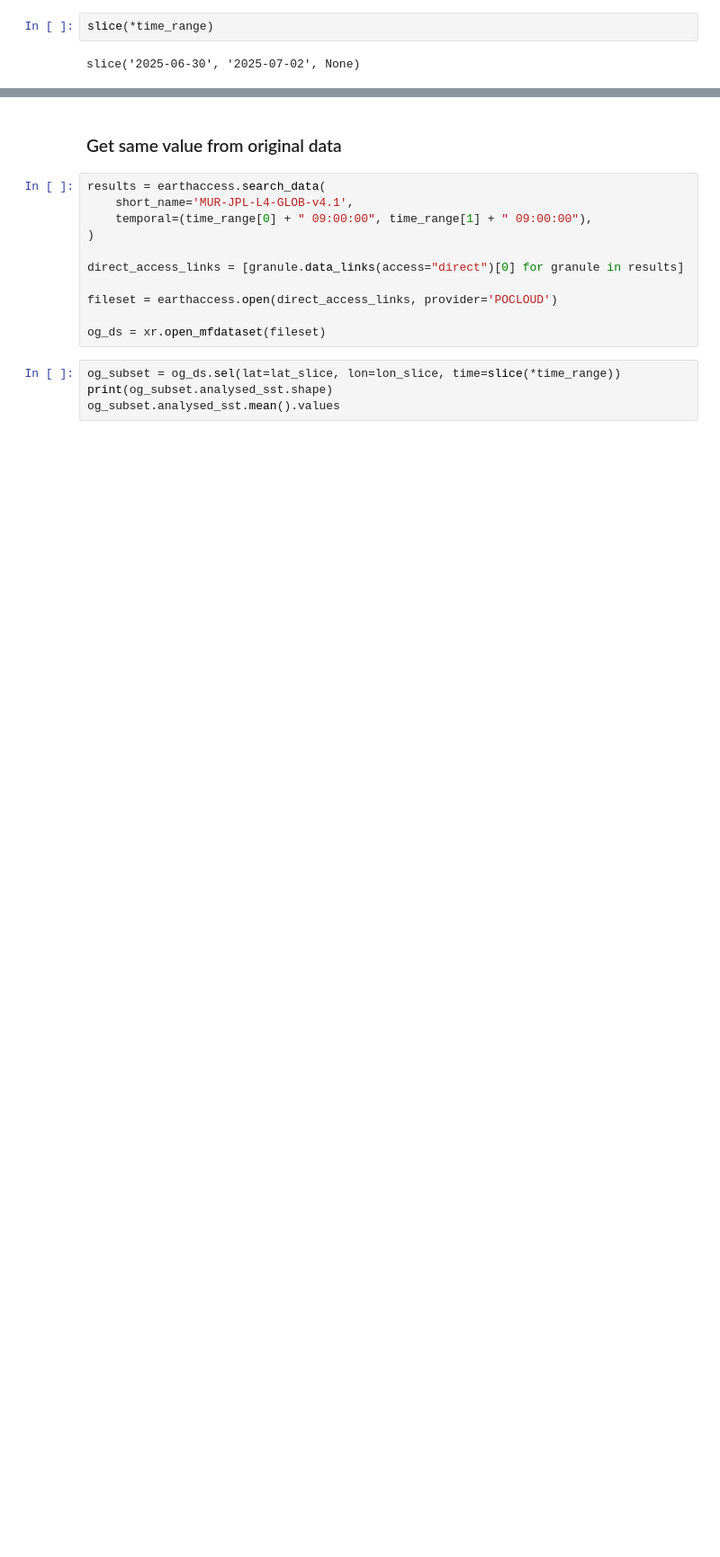
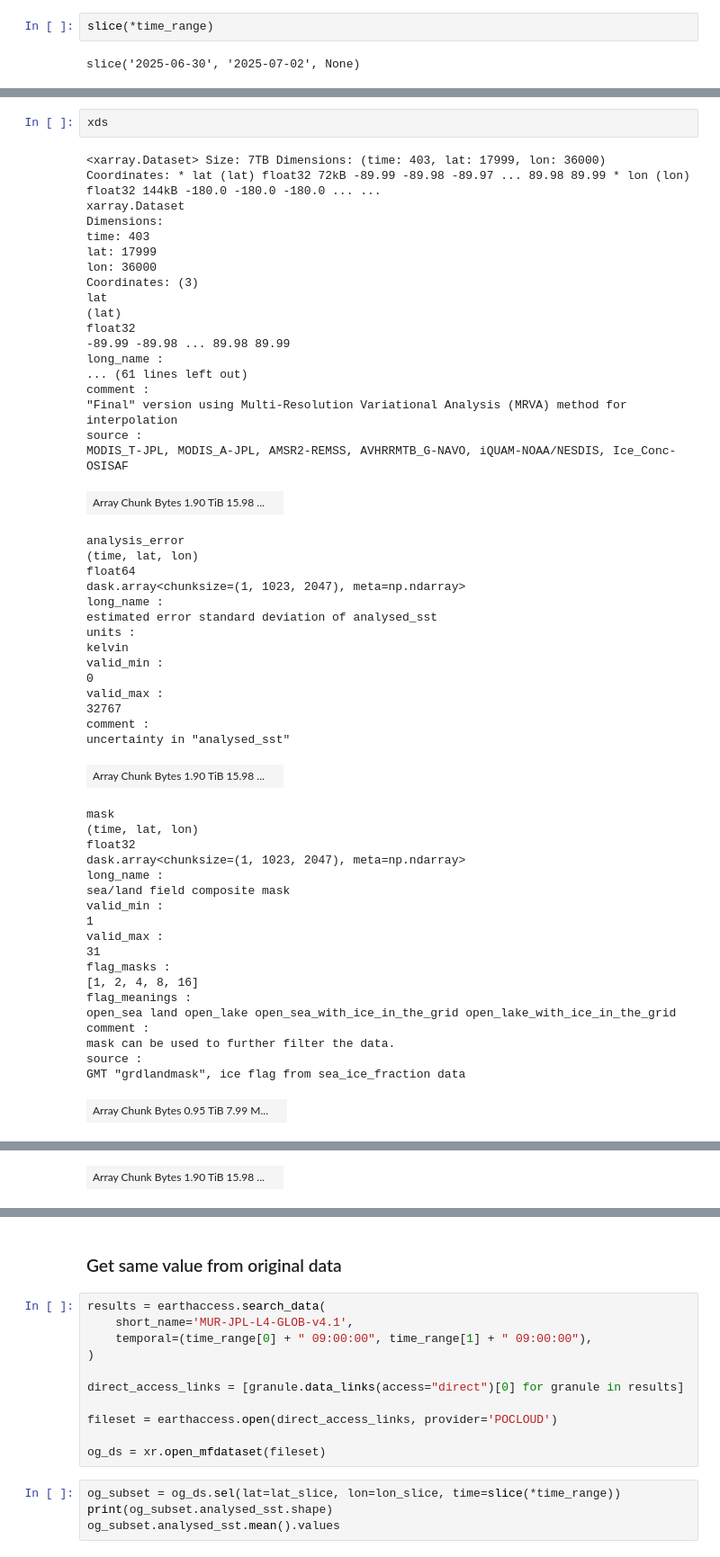
Before and after one commit to developmentseed/mursst-icechunk-updater, a Jupyter notebook: cdk/lambda/testing.ipynb, the cells around one changed output, grey strips where cells are left out. Shown at 90% size. Drawn from its saved outputs; the diff is of its cells as text; blank space fills up the shorter version.

```diff
--- a/cdk/lambda/testing.ipynb
+++ b/cdk/lambda/testing.ipynb
@@ -40,0 +115,55 @@ slice('2025-06-30', '2025-07-02', None)
+# %%
+xds
+# %% [output]
+<xarray.Dataset> Size: 7TB Dimensions: (time: 403, lat: 17999, lon: 36000) Coordinates: * lat (lat) float32 72kB -89.99 -89.98 -89.97 ... 89.98 89.99 * lon (lon) float32 144kB -180.0 -180.0 -180.0 ... ...
+xarray.Dataset
+Dimensions:
+time: 403
+lat: 17999
+lon: 36000
+Coordinates: (3)
+lat
+(lat)
+float32
+-89.99 -89.98 ... 89.98 89.99
+long_name :
+... (61 lines left out)
+comment :
+"Final" version using Multi-Resolution Variational Analysis (MRVA) method for interpolation
+source :
+MODIS_T-JPL, MODIS_A-JPL, AMSR2-REMSS, AVHRRMTB_G-NAVO, iQUAM-NOAA/NESDIS, Ice_Conc-OSISAF
+| Array Chunk Bytes 1.90 TiB 15.98 ... |  |
+analysis_error
+(time, lat, lon)
+float64
+dask.array<chunksize=(1, 1023, 2047), meta=np.ndarray>
+long_name :
+estimated error standard deviation of analysed_sst
+units :
+kelvin
+valid_min :
+0
+valid_max :
+32767
+comment :
+uncertainty in "analysed_sst"
+| Array Chunk Bytes 1.90 TiB 15.98 ... |  |
+mask
+(time, lat, lon)
+float32
+dask.array<chunksize=(1, 1023, 2047), meta=np.ndarray>
+long_name :
+sea/land field composite mask
+valid_min :
+1
+valid_max :
+31
+flag_masks :
+[1, 2, 4, 8, 16]
+flag_meanings :
+open_sea land open_lake open_sea_with_ice_in_the_grid open_lake_with_ice_in_the_grid
+comment :
+mask can be used to further filter the data.
+source :
+GMT "grdlandmask", ice flag from sea_ice_fraction data
+| Array Chunk Bytes 0.95 TiB 7.99 M... |  |
@@ -40,0 +186 @@ slice('2025-06-30', '2025-07-02', None)
+| Array Chunk Bytes 1.90 TiB 15.98 ... |  |
```
Also changed, not shown: parts of 11 cells of this notebook, 1 other file.
